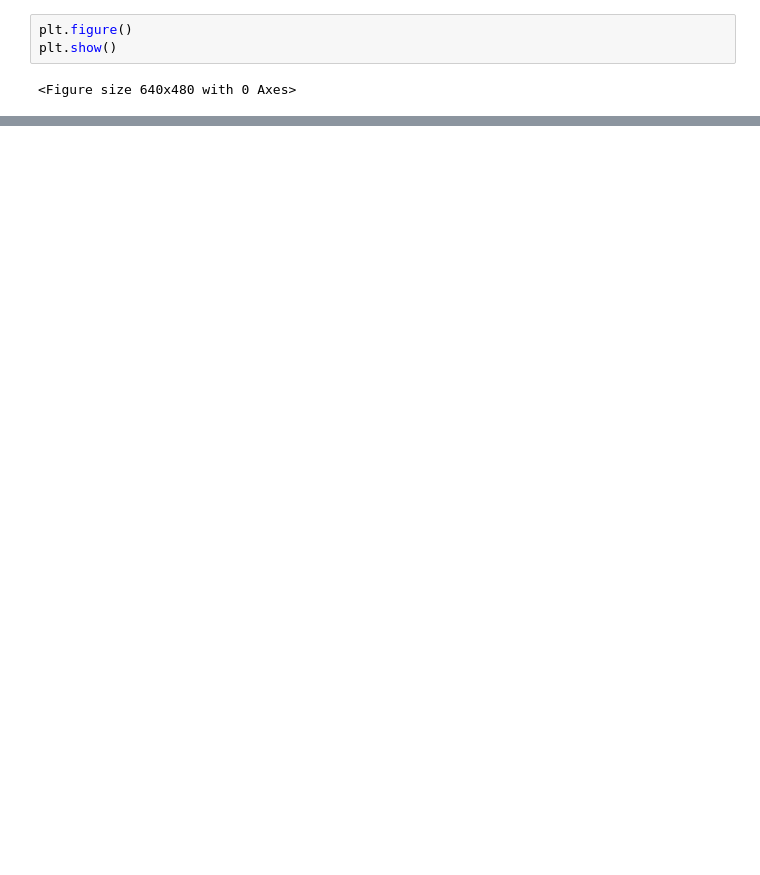
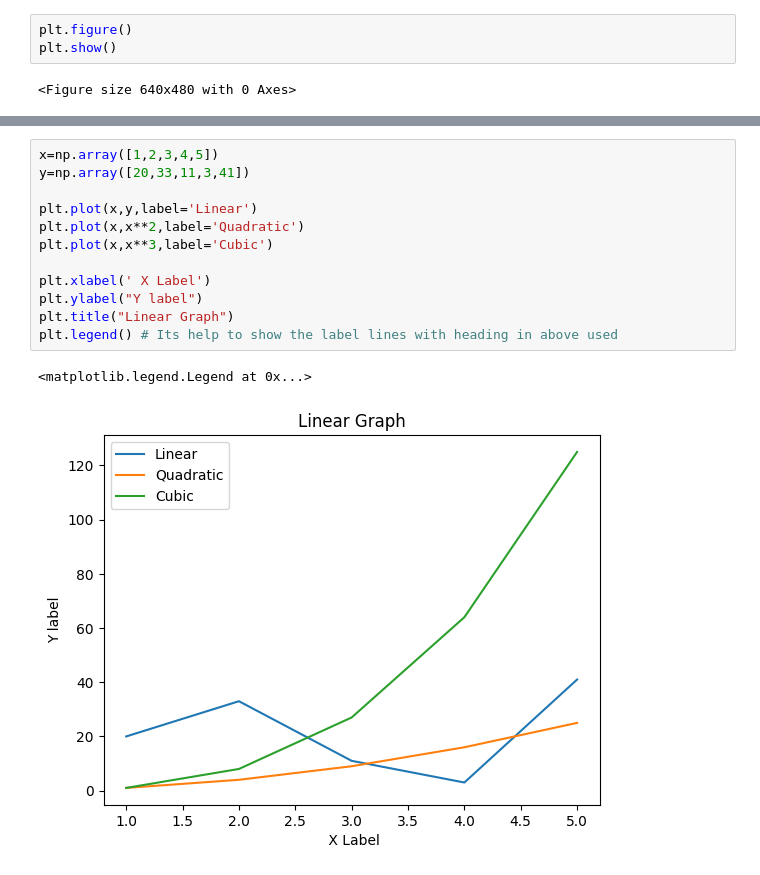
Before and after one commit to sachin5031/Python_Data_Visualization, a Jupyter notebook: data_visualization.ipynb, the cells around one changed output, grey strips where cells are left out. Drawn from its saved outputs; the diff is of its cells as text; blank space fills up the shorter version.

```diff
--- a/data_visualization.ipynb
+++ b/data_visualization.ipynb
@@ -47,0 +77,15 @@ plt.show()
+# %%
+x=np.array([1,2,3,4,5])
+y=np.array([20,33,11,3,41])
+
+plt.plot(x,y,label='Linear')
+plt.plot(x,x**2,label='Quadratic')
+plt.plot(x,x**3,label='Cubic')
+
+plt.xlabel(' X Label')
+plt.ylabel("Y label")
+plt.title("Linear Graph")
+plt.legend() # Its help to show the label lines with heading in above used
+# %% [output]
+<matplotlib.legend.Legend at 0x...>
+[figure, added]
```
Also changed, not shown: parts of 3 cells of this notebook.
